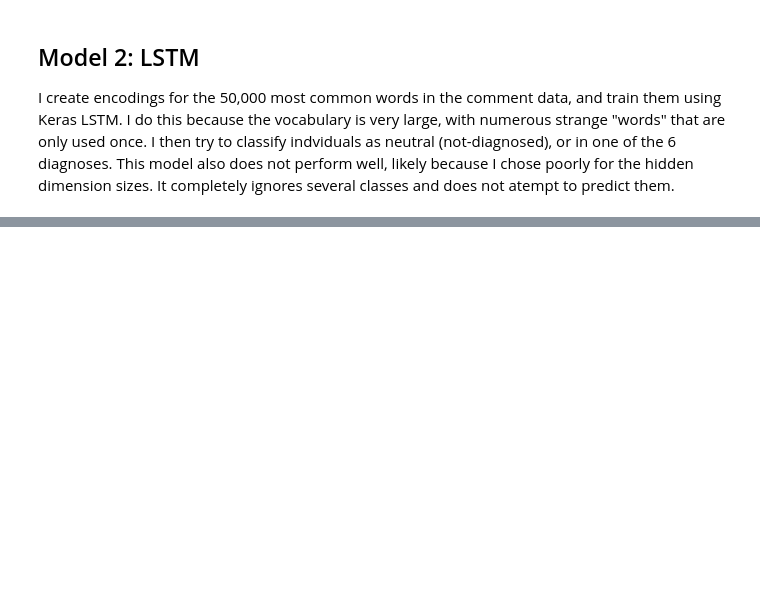
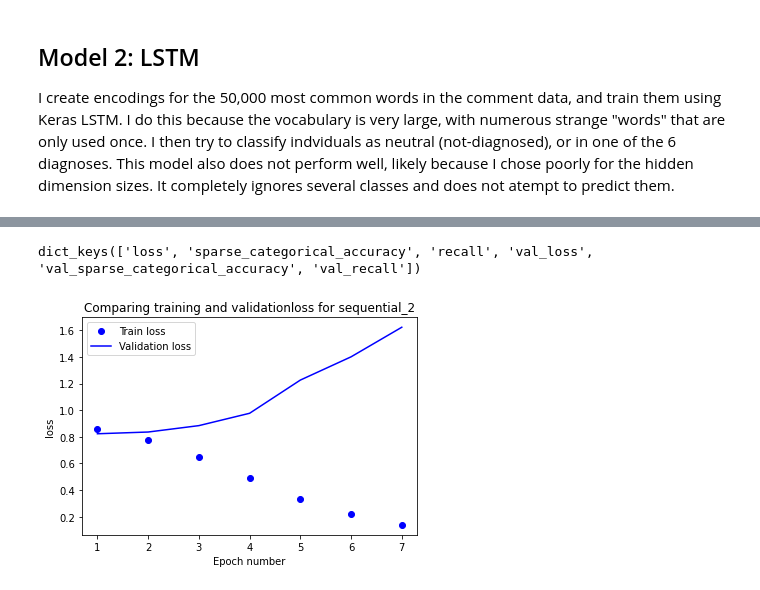
Before and after one commit to kstrickland680/MentalHealthRedditAnalysis, a Jupyter notebook: MentalHealthRedditAnalysis.ipynb, the cells around one changed output, grey strips where cells are left out. Cells and saved outputs as stored; diff of their text form; code cells hidden in the pictures; blank space fills up the shorter version.

```diff
--- a/MentalHealthRedditAnalysis.ipynb
+++ b/MentalHealthRedditAnalysis.ipynb
@@ -1386,0 +1188,13 @@ y_test_bin = [y if y == 0 else 1 for y in y_test]
+# %%
+#building a LSTM model. Creating an embedding layer with indices to vectors
+
+dim = 128
+hid_dim = 64
+
+model_lstm = tf.keras.models.Sequential([
+                                    tf.keras.layers.Embedding(len(vocab)+1, dim, embeddings_initializer='orthogonal', mask_zero=True), #+1 because of padding index
+                                    tf.keras.layers.LSTM(hid_dim, return_sequences=False),
+                                    tf.keras.layers.Dense(7, activation=tf.nn.leaky_relu),
+                                    tf.keras.layers.Softmax()
+])
+model_lstm.summary()
@@ -1386,0 +1218,20 @@ y_test_bin = [y if y == 0 else 1 for y in y_test]
+# %%
+def recall(y_true, y_pred):
+  """calculates recall for multiclass.  Code from: https://neptune.ai/blog/keras-metrics"""
+  y_true = K.ones_like(y_true)
+  true_positives = K.sum(K.round(K.clip(y_true * y_pred, 0, 1)))
+  all_positives = K.sum(K.round(K.clip(y_true, 0, 1)))
+
+  recall = true_positives / (all_positives + K.epsilon())
+  return recall
+# %%
+model_lstm.compile(optimizer='adam', loss=tf.keras.losses.SparseCategoricalCrossentropy(),
+              metrics=[keras.metrics.SparseCategoricalAccuracy(),
+                       recall])
+callback = [tf.keras.callbacks.EarlyStopping(monitor='loss', patience=2),
+            tf.keras.callbacks.ModelCheckpoint(filepath='{epoch:02d}.hdf5')]
+# %%
+
+history = model_lstm.fit(x=np.array(X_train_indices), y=y_train, validation_split=.2,
+                         workers=-1,
+                         epochs=7, callbacks=callback)
@@ -1386,0 +1253,8 @@ y_test_bin = [y if y == 0 else 1 for y in y_test]
+# %%
+print(history.history.keys())
+# %% [output]
+dict_keys(['loss', 'sparse_categorical_accuracy', 'recall', 'val_loss', 'val_sparse_categorical_accuracy', 'val_recall'])
+# %%
+eval_metric(model_lstm, history, 'loss')
+# %% [output]
+[figure, added]
```
Also changed, not shown: parts of 241 cells of this notebook.
